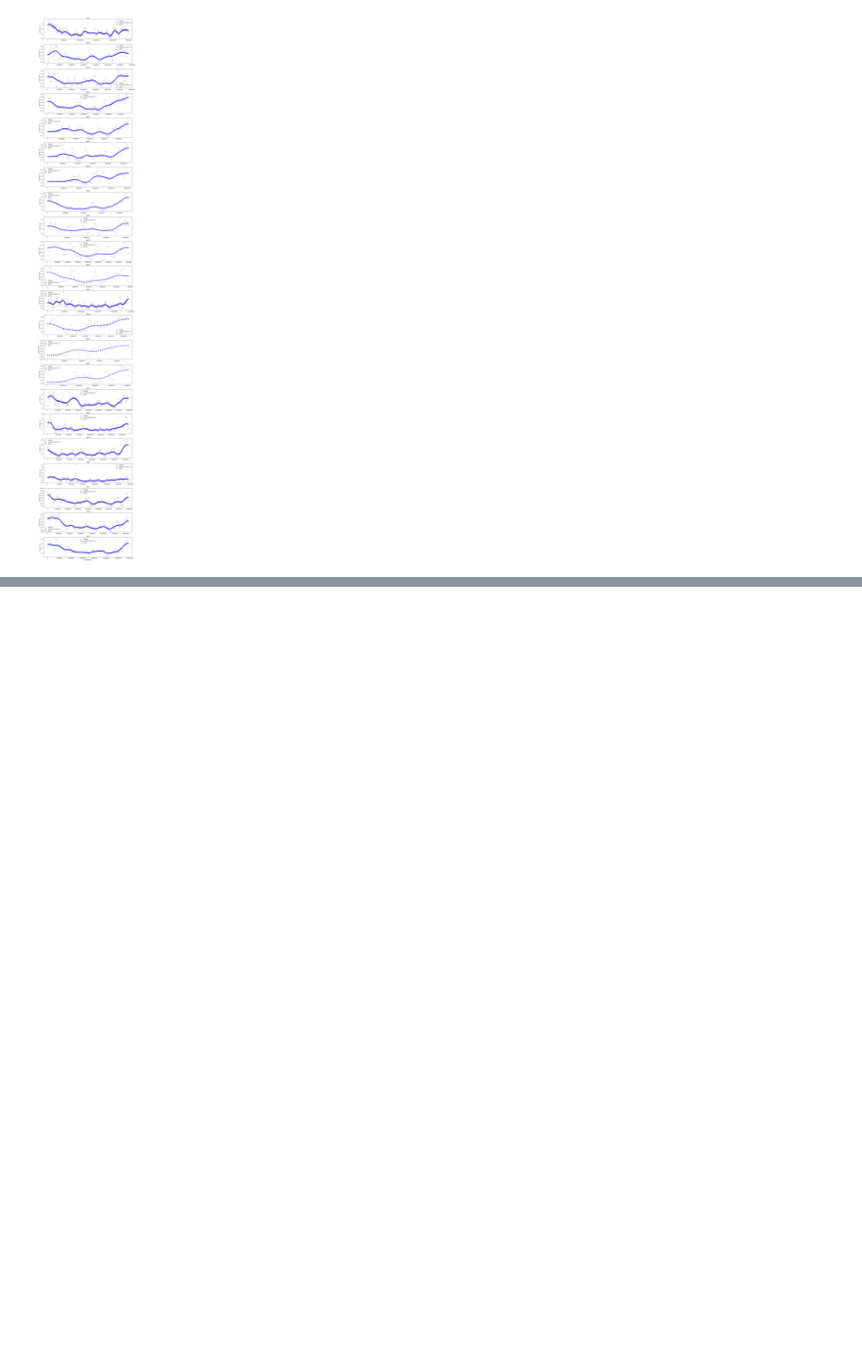
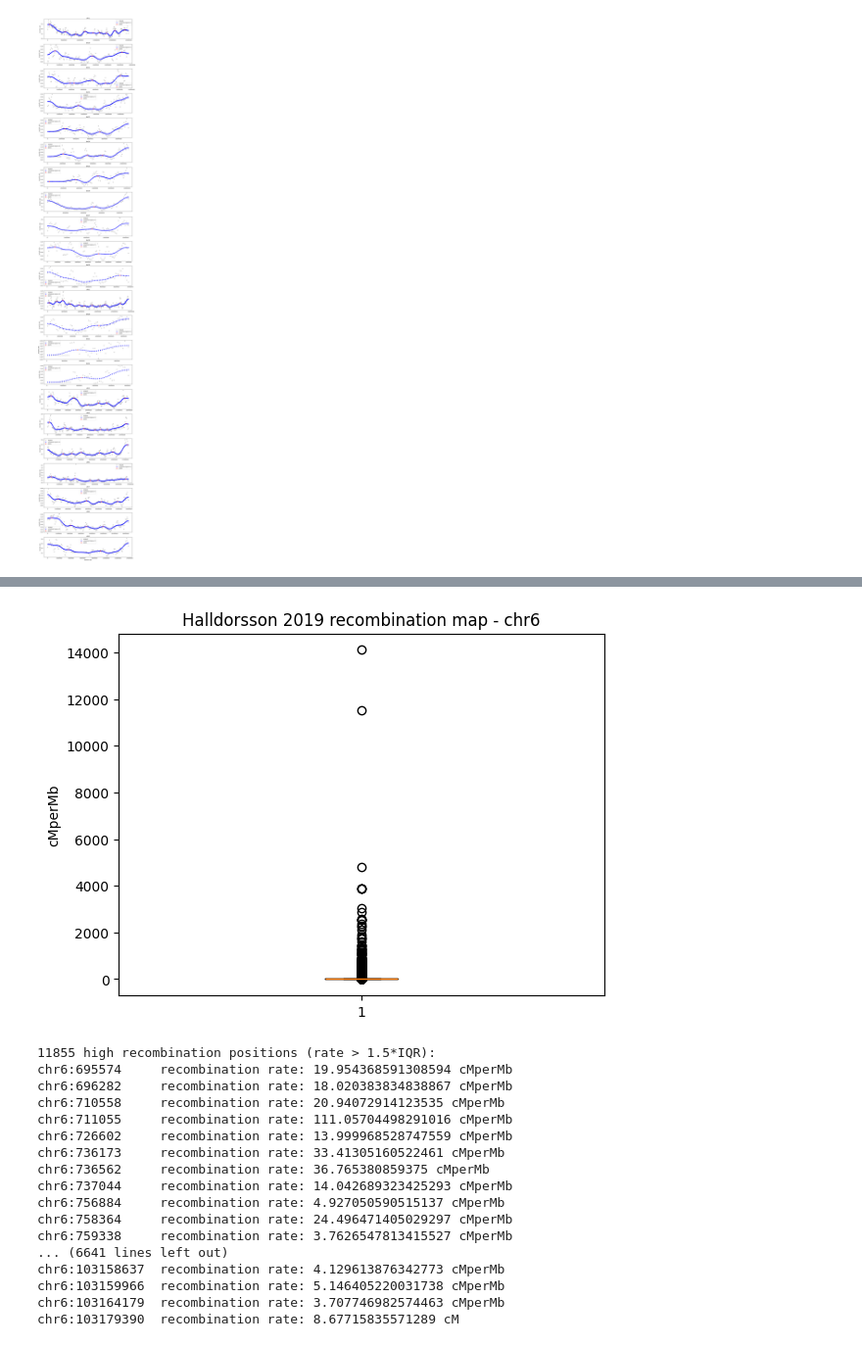
Before and after one commit to jedrzejkubica/Elixir-BH-2025, a Jupyter notebook: haploblock_breakpoints.ipynb, the cells around one changed output, grey strips where cells are left out. Shown at 98% size. Cells and saved outputs as stored; diff of their text form; code cells hidden in the pictures; blank space fills up the shorter version.

```diff
--- a/haploblock_breakpoints.ipynb
+++ b/haploblock_breakpoints.ipynb
@@ -471,0 +534,8 @@ matplotlib.pyplot.show()
+# %%
+# find positions with recombination rate > 10*avg
+avg_recomb_rate = numpy.average(recomb_rates)
+high_recomb_pos = map_chr["Begin"][map_chr["cMperMb"] > 10 * avg_recomb_rate].to_numpy()
+high_recomb_rates = map_chr["cMperMb"][map_chr["Begin"].isin(high_recomb_pos)].to_numpy()
+print(len(high_recomb_pos), "high recombination positions (rate > 10*avg):")
+for pos, rate in zip(high_recomb_pos, high_recomb_rates):
+    print(f"{CHR}:{pos}\trecombination rate: {rate} cMperMb")
@@ -471,0 +560,57 @@ matplotlib.pyplot.show()
+# %%
+# find positions with recombination rate > 1.5*IQR
+matplotlib.pyplot.figure()
+matplotlib.pyplot.boxplot(recomb_rates, vert=True)
+matplotlib.pyplot.title(f"Halldorsson 2019 recombination map - {CHR}")
+matplotlib.pyplot.ylabel("cMperMb")
+if SAVE_FIG:
+    matplotlib.pyplot.savefig(f"figures/recomb_map_{CHR}_Halldorsson2019_boxplot.png", bbox_inches='tight')
+matplotlib.pyplot.show()
+
+# get top outliers (rate > 1.5*IQR)
+q75, q25 = numpy.percentile(recomb_rates, [75, 25])
+iqr = q75 - q25
+upper_bound = q75 + (1.5 * iqr)
+lower_bound = q25 - (1.5 * iqr)
+outliers = map_chr["Begin"][ (recomb_rates > upper_bound) | (recomb_rates < lower_bound) ].to_numpy()
+outlier_rates = map_chr["cMperMb"][ (recomb_rates > upper_bound) | (recomb_rates < lower_bound) ].to_numpy()
+
+print(len(outliers), "high recombination positions (rate > 1.5*IQR):")
+for pos, rate in zip(outliers, outlier_rates):
+    print(f"{CHR}:{pos}\trecombination rate: {rate} cMperMb")
+
+matplotlib.pyplot.figure()
+matplotlib.pyplot.scatter(x=(map_chr["Begin"].to_numpy() + map_chr["End"].to_numpy()) // 2, y=recomb_rates, color="grey")
+matplotlib.pyplot.axhline(upper_bound, color="red", label="1.5*IQR")
+matplotlib.pyplot.scatter(x=outliers,
+                          y=outlier_rates,
+                          color="red",
+                          label="rate > 1.5*IQR")
+matplotlib.pyplot.title(f"Halldorsson 2019 recombination map - {CHR} with outliers")
+matplotlib.pyplot.ticklabel_format(useOffset=False, style='plain')  # disable scientific notation
+matplotlib.pyplot.xlabel(f"{CHR} position (bp)")
+matplotlib.pyplot.ylabel("cMperMb")
+matplotlib.pyplot.xticks(rotation=70)
+matplotlib.pyplot.legend()
+if SAVE_FIG:
+    matplotlib.pyplot.savefig(f"figures/recomb_map_{CHR}_Halldorsson2019_outliersIQR.png", bbox_inches='tight')
+matplotlib.pyplot.show()
+# %% [output]
+[figure, added]
+11855 high recombination positions (rate > 1.5*IQR):
+chr6:695574     recombination rate: 19.954368591308594 cMperMb
+chr6:696282     recombination rate: 18.020383834838867 cMperMb
+chr6:710558     recombination rate: 20.94072914123535 cMperMb
+chr6:711055     recombination rate: 111.05704498291016 cMperMb
+chr6:726602     recombination rate: 13.999968528747559 cMperMb
+chr6:736173     recombination rate: 33.41305160522461 cMperMb
+chr6:736562     recombination rate: 36.765380859375 cMperMb
+chr6:737044     recombination rate: 14.042689323425293 cMperMb
+chr6:756884     recombination rate: 4.927050590515137 cMperMb
+chr6:758364     recombination rate: 24.496471405029297 cMperMb
+chr6:759338     recombination rate: 3.7626547813415527 cMperMb
+... (6641 lines left out)
+chr6:103158637  recombination rate: 4.129613876342773 cMperMb
+chr6:103159966  recombination rate: 5.146405220031738 cMperMb
+chr6:103164179  recombination rate: 3.707746982574463 cMperMb
+chr6:103179390  recombination rate: 8.67715835571289 cM
```
Also changed, not shown: parts of 14 cells of this notebook, 5 other files.
